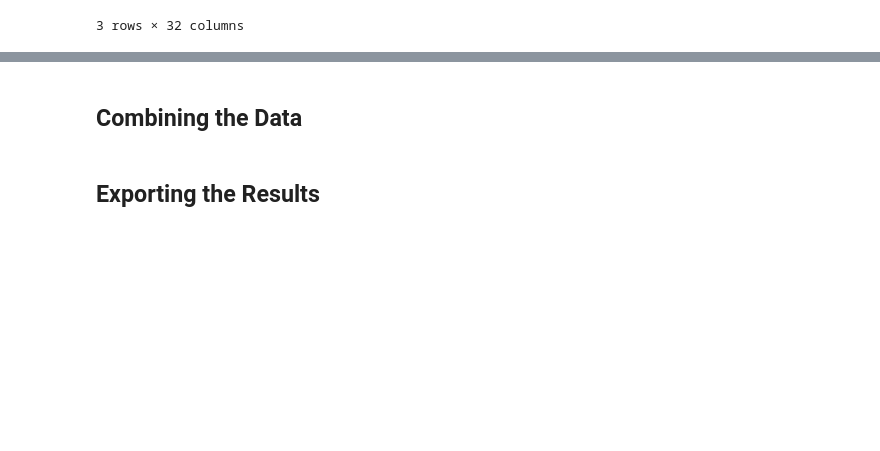
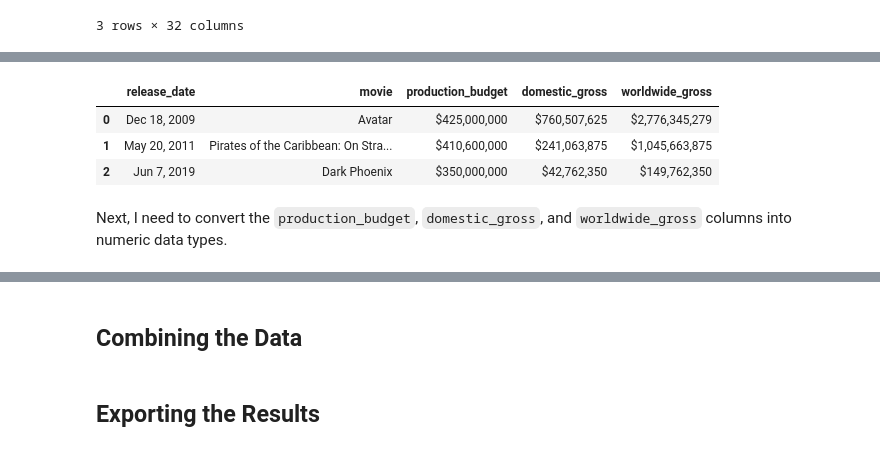
Before and after one commit to tjkyner/flatiron-ds-phase-1-project, a Jupyter notebook: notebooks/preprocessing.ipynb, the cells around one changed output, grey strips where cells are left out. Saved outputs shown, nothing was run; the diff lists cells and outputs as text; code cells hidden in the pictures; blank space fills up the shorter version.

```diff
--- a/notebooks/preprocessing.ipynb
+++ b/notebooks/preprocessing.ipynb
@@ -502,0 +523,10 @@ df_cleaned_imdb_title_basics.head(3)
+# %%
+df_cleaned_tn_movie_budgets = df_tn_movie_budgets.drop(columns=['id'])
+df_cleaned_tn_movie_budgets.head(3)
+# %% [output]
+|  | release_date | movie | production_budget | domestic_gross | worldwide_gross |
+| 0 | Dec 18, 2009 | Avatar | $425,000,000 | $760,507,625 | $2,776,345,279 |
+| 1 | May 20, 2011 | Pirates of the Caribbean: On Stra... | $410,600,000 | $241,063,875 | $1,045,663,875 |
+| 2 | Jun 7, 2019 | Dark Phoenix | $350,000,000 | $42,762,350 | $149,762,350 |
+# %% [markdown]
+Next, I need to convert the `production_budget`, `domestic_gross`, and `worldwide_gross` columns into numeric data types.
```
Also changed, not shown: parts of 19 cells of this notebook, 2 other files.
